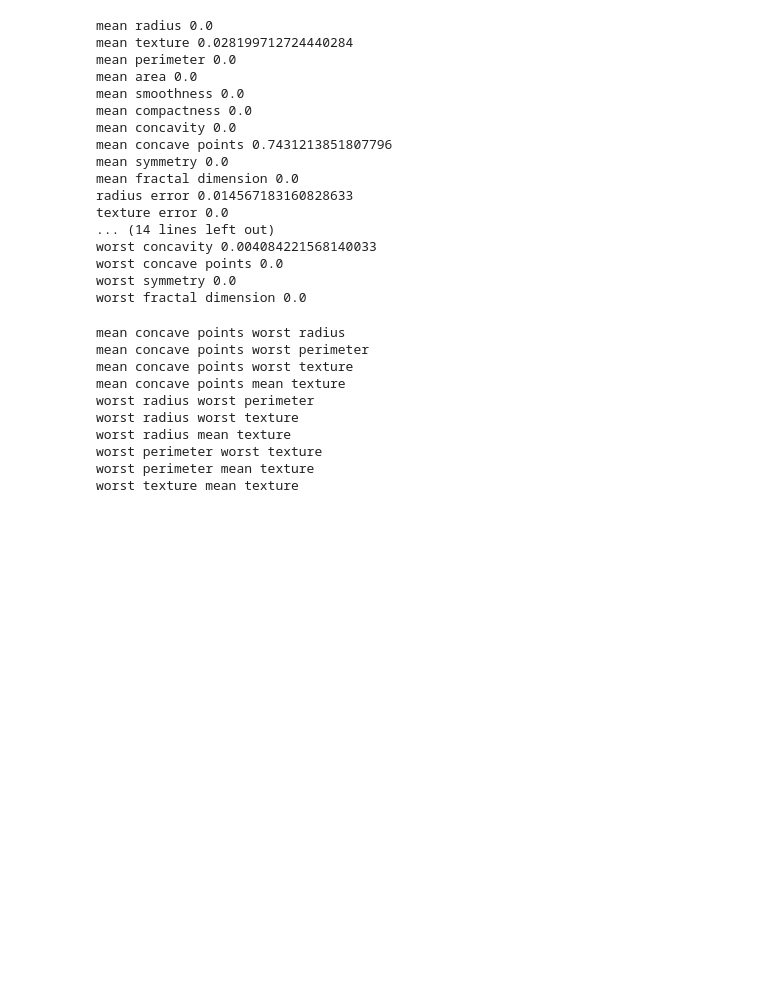
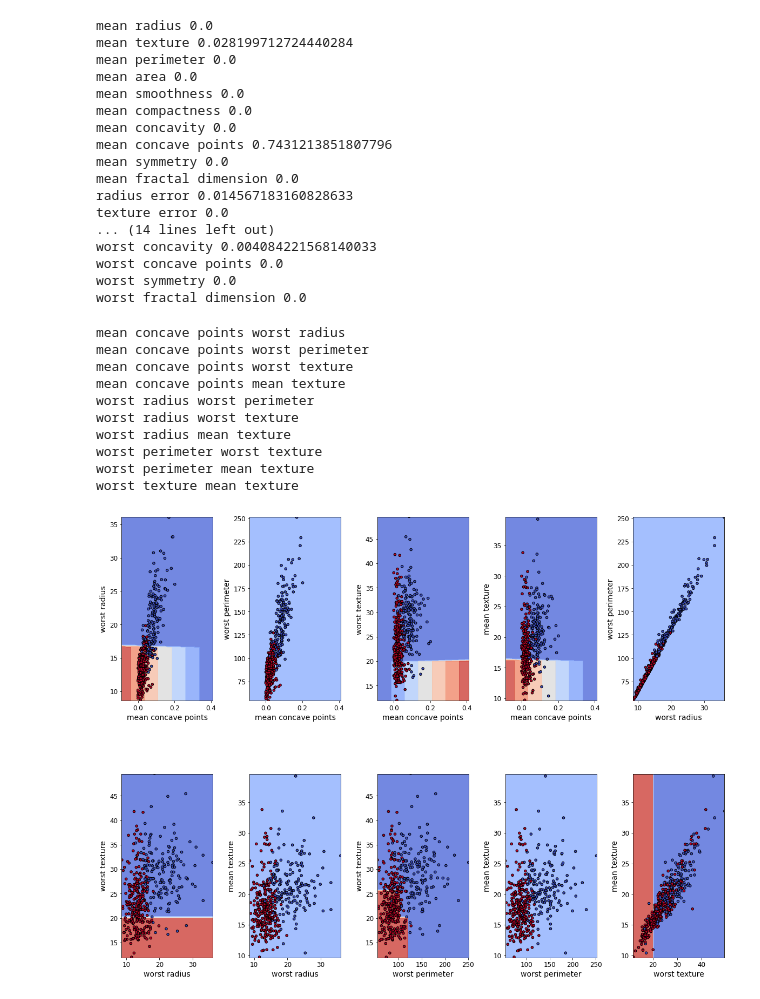
Before and after one commit to RoastedKernel/uni_Machine_Learning, a Jupyter notebook: Uni_Sub/ML_Tools/assign2/assign_2.ipynb, the cells around one changed output. Saved outputs shown, nothing was run; the diff lists cells and outputs as text; code cells hidden in the pictures; blank space fills up the shorter version.

```diff
--- a/Uni_Sub/ML_Tools/assign2/assign_2.ipynb
+++ b/Uni_Sub/ML_Tools/assign2/assign_2.ipynb
@@ -702,27 +702,29 @@ worst texture mean texture
 # %%
 fig, sub = plt.subplots(2,5, figsize=(20,15))
 plt.subplots_adjust(wspace=0.4, hspace=0.4)
 for combo, ax in zip(combinations(list1, 2), sub.flatten()):
     a = combo[0]
     b = combo[1]
     X_train_plot = train_vec(X_train, ap_df, a, b)
-    X_train_plot_ready, xx, yy = make_meshgrid3(X_train_plot, X_train,ap_df_t, 0.09,a , b)
+    X_train_plot_ready, xx, yy = make_meshgrid3(X_train_plot, X_train,ap_df_t, 0.5,a , b)
     X0 = X_train_plot[a]
     X1 = X_train_plot[b]
     #print(X_train_plot_ready.head(-1))
     #print("\n")
     Z = clf.predict(X_train_plot_ready)
     Z = Z.reshape(xx.shape)
     ax.contourf(xx, yy, Z, cmap=plt.cm.coolwarm, alpha=0.8)
     ax.scatter(X0, X1, c=y_train, cmap=plt.cm.coolwarm, s=20, edgecolors='k')
     ax.set_xlim(xx.min(), xx.max())
     ax.set_ylim(yy.min(), yy.max())
     ax.set_xlabel(a)
     ax.set_ylabel(b)
     #ax.set_xticks(())
     #ax.set_yticks(())
     #plot(ap_df,analysis_point_df, X_train, 0.8, y_train, "combo[0]", "combo[0]")
 plt.show()
+# %% [output]
+[figure, added]
 # %%
 from sklearn.svm import SVC
 from sklearn.preprocessing import StandardScaler
```
Also changed, not shown: parts of 13 cells of this notebook, 4 other files.
